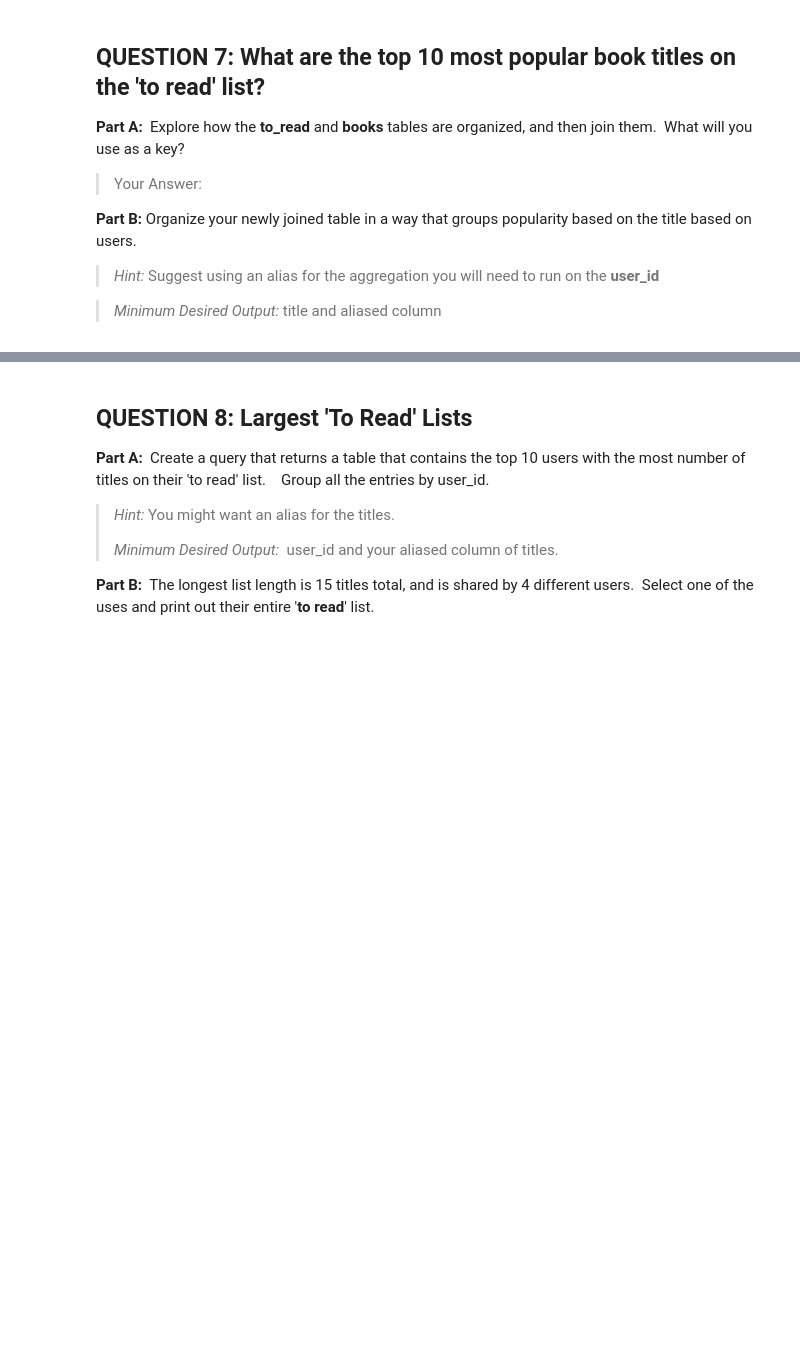
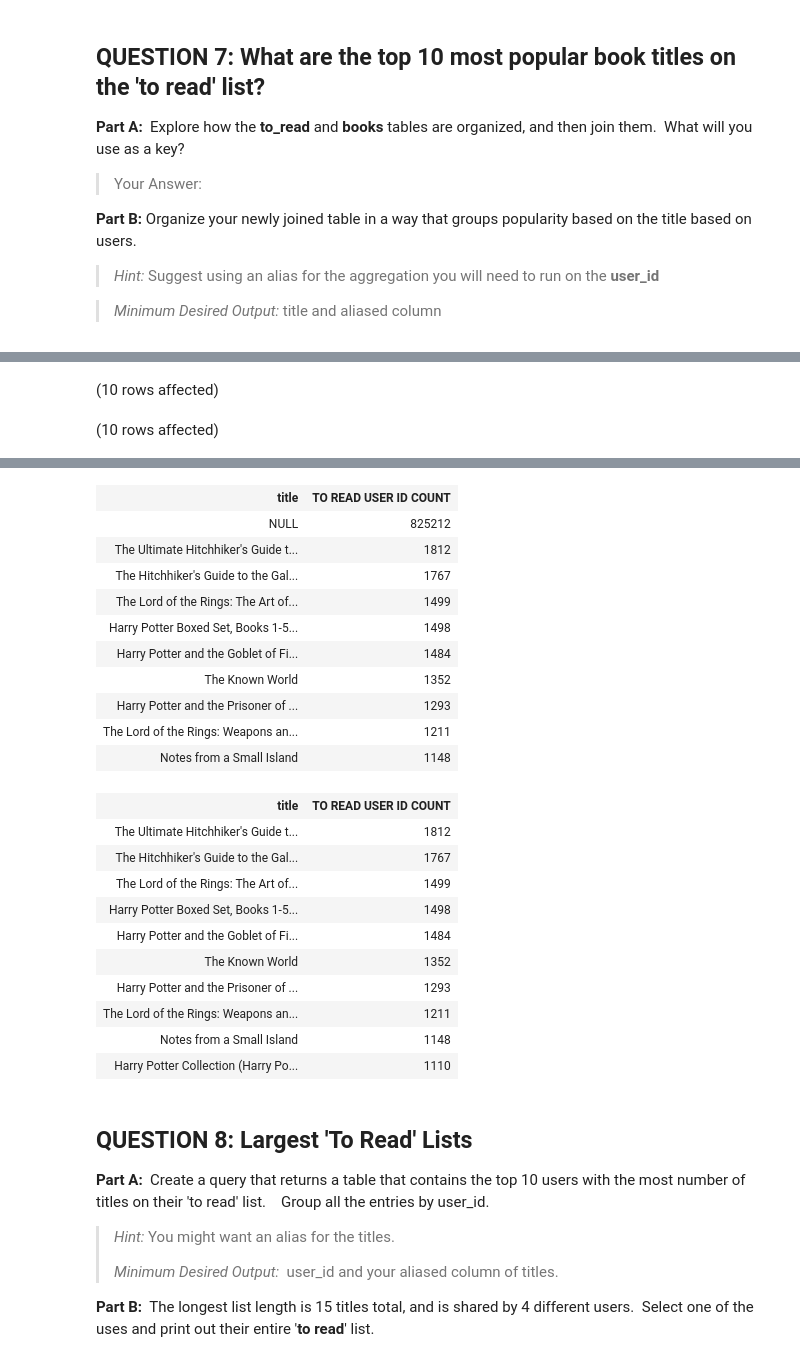
Before and after one commit to hollyhira/SQL-Part-3-Exercises, a Jupyter notebook: SQL-Part-3-Exercises/Notebook-1.ipynb, the cells around one changed output, grey strips where cells are left out. Cells and saved outputs as stored; diff of their text form; code cells hidden in the pictures; blank space fills up the shorter version.

```diff
--- a/SQL-Part-3-Exercises/Notebook-1.ipynb
+++ b/SQL-Part-3-Exercises/Notebook-1.ipynb
@@ -290,0 +395,28 @@ Total execution time: 00:00:00.059
+# %%
+-- Code Here:
+USE BooksDB
+SELECT TOP (10) books.title, COUNT(to_read.user_id) AS 'TO READ USER ID COUNT'
+FROM books
+FULL JOIN to_read
+ON books.book_id = to_read.book_id
+GROUP BY books.title
+ORDER BY COUNT(to_read.user_id) DESC;
+
+
+USE BooksDB
+SELECT TOP (10) books.title, (COUNT(to_read.user_id))  AS 'TO READ USER ID COUNT'
+FROM books
+FULL JOIN to_read
+ON books.book_id = to_read.book_id
+WHERE books.title IS NOT NULL
+GROUP BY books.title
+ORDER BY COUNT(to_read.user_id) DESC;
+
+-- USE BooksDB
+-- SELECT TOP (10) books.title, books.authors, books.books_count,to_read.user_id, to_read.book_id
+-- FROM books
+-- FULL JOIN to_read
+-- ON books.book_id = to_read.book_id;
+# %% [output]
+(10 rows affected)
+(10 rows affected)
@@ -291,3 +424,25 @@ Total execution time: 00:00:00.059
+| title | TO READ USER ID COUNT |
+| NULL | 825212 |
+| The Ultimate Hitchhiker's Guide t... | 1812 |
+| The Hitchhiker's Guide to the Gal... | 1767 |
+| The Lord of the Rings: The Art of... | 1499 |
+| Harry Potter Boxed Set, Books 1-5... | 1498 |
+| Harry Potter and the Goblet of Fi... | 1484 |
+| The Known World | 1352 |
+| Harry Potter and the Prisoner of ... | 1293 |
+| The Lord of the Rings: Weapons an... | 1211 |
+| Notes from a Small Island | 1148 |
+| title | TO READ USER ID COUNT |
+| The Ultimate Hitchhiker's Guide t... | 1812 |
+| The Hitchhiker's Guide to the Gal... | 1767 |
+| The Lord of the Rings: The Art of... | 1499 |
+| Harry Potter Boxed Set, Books 1-5... | 1498 |
+| Harry Potter and the Goblet of Fi... | 1484 |
+| The Known World | 1352 |
+| Harry Potter and the Prisoner of ... | 1293 |
+| The Lord of the Rings: Weapons an... | 1211 |
+| Notes from a Small Island | 1148 |
+| Harry Potter Collection (Harry Po... | 1110 |
 # %% [markdown]
 ## **QUESTION 8:** Largest 'To Read' Lists
 
```
Also changed, not shown: parts of 12 cells of this notebook.
